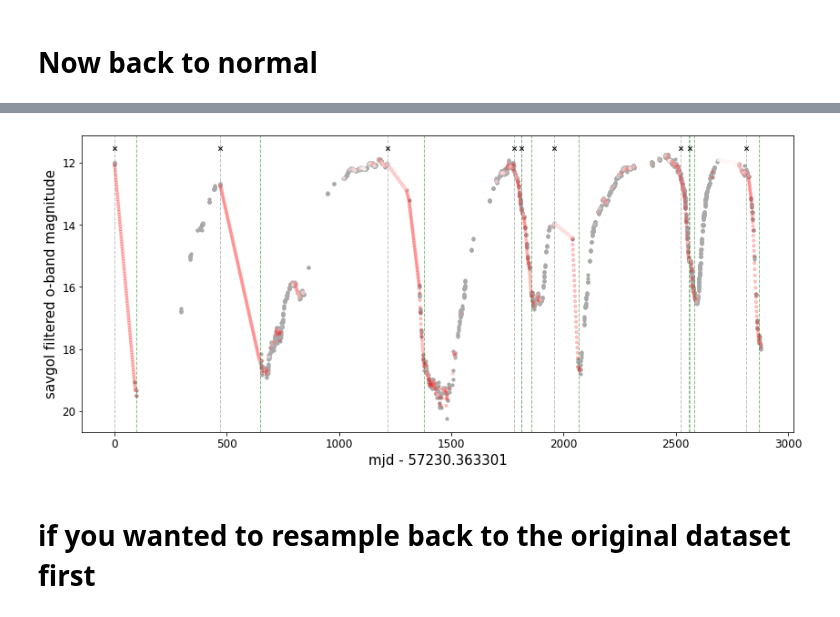
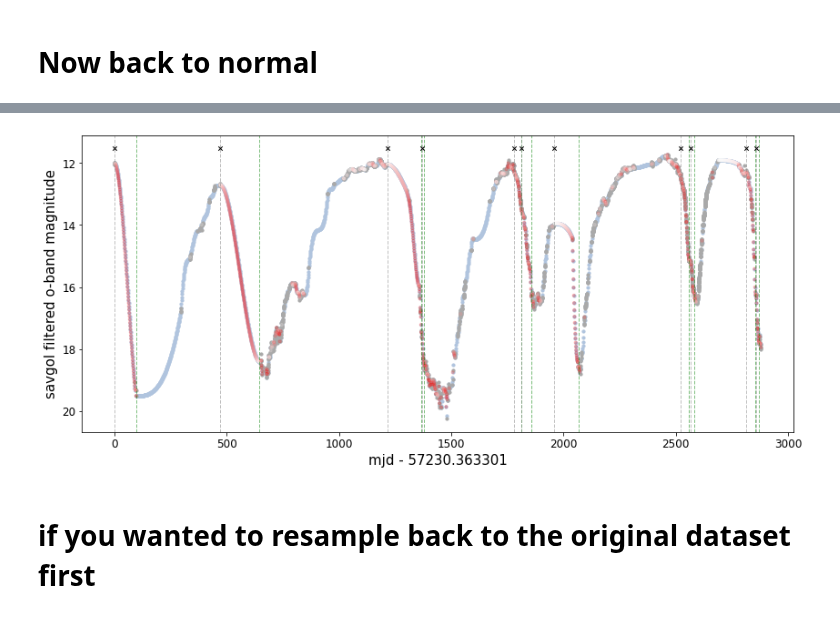
Before and after one commit to courtcraw/Notebooks, a Jupyter notebook: decline_detection.ipynb, the cells around one changed output, grey strips where cells are left out. Drawn from its saved outputs; the diff is of its cells as text; code cells hidden in the pictures.

```diff
--- a/decline_detection.ipynb
+++ b/decline_detection.ipynb
@@ -1033,36 +1033,40 @@ plt.show()
 # %%
 plt.figure(figsize=(14,6))
+
+plt.scatter(resample_time,resample_flux,s=10,color='lightsteelblue')
+
 plt.scatter(savgol_filtered_oband['mjd']-mjd_scale,savgol_filtered_oband['m'],
             s=10,color='darkgrey')
+
 plt.scatter(resample_time[decline_onset],
             np.full(len(resample_time[decline_onset]),np.min(resample_flux))-0.2,
                     s=20,marker='x',color='k',zorder=3)
 plt.scatter(resample_time[total_mask],resample_flux[total_mask],s=10,
             c=(new_edge_detect[total_mask]),cmap='bwr',alpha=0.2)
 
 for i in range(0,len(resample_time[decline_onset])):
     onset_time = resample_time[decline_onset][i]
     diff_arr = np.abs((savgol_filtered_oband['mjd'][saturation_mask]-mjd_scale)-onset_time)
     if np.min(diff_arr) > 5:
         if decline_depth[i] > 12-np.min(savgol_filtered_oband['m']):
             plt.axvline(onset_time,color='red',linestyle='--')
             plt.axvline(decline_end[i],color='green',linestyle='--',alpha=0.5)
         else:
             pass
 #             plt.axvline(onset_time,color='red',linestyle='--')
     else:
         plt.axvline(onset_time,color='grey',linestyle='--',alpha=0.5)
         plt.axvline(decline_end[i],color='green',linestyle='--',alpha=0.5)
 
 plt.gca().invert_yaxis()
 plt.xlabel('mjd - '+str(mjd_scale))
 plt.ylabel('savgol filtered o-band magnitude')
 # plt.colorbar(label='edge detect')
 plt.clim(-0.1,0.1)
 # plt.savefig('/Users/ccra8514/Desktop/decline_detect',bbox_inches='tight')
 plt.show()
 # %% [output]
-[figure, old version]
+[figure, new version]
 # %% [markdown]
 # if you wanted to resample back to the original dataset first
 # %%
```
Also changed, not shown: parts of 11 cells of this notebook, 1 other file.
